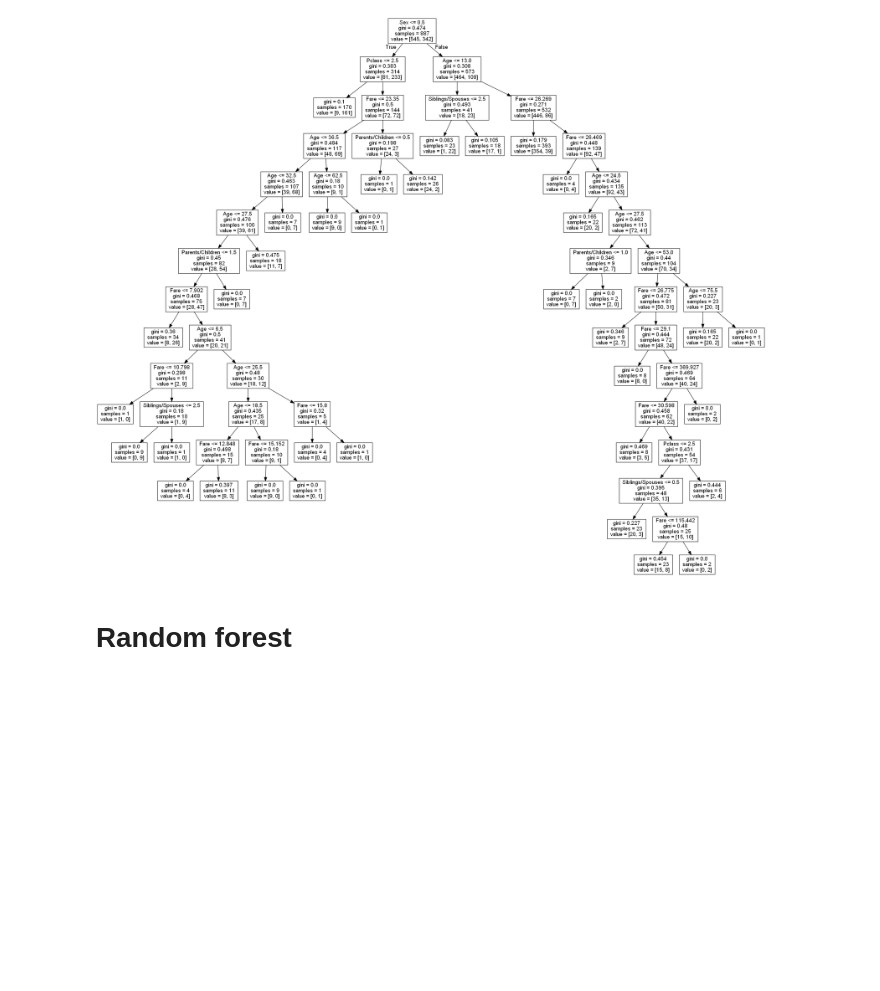
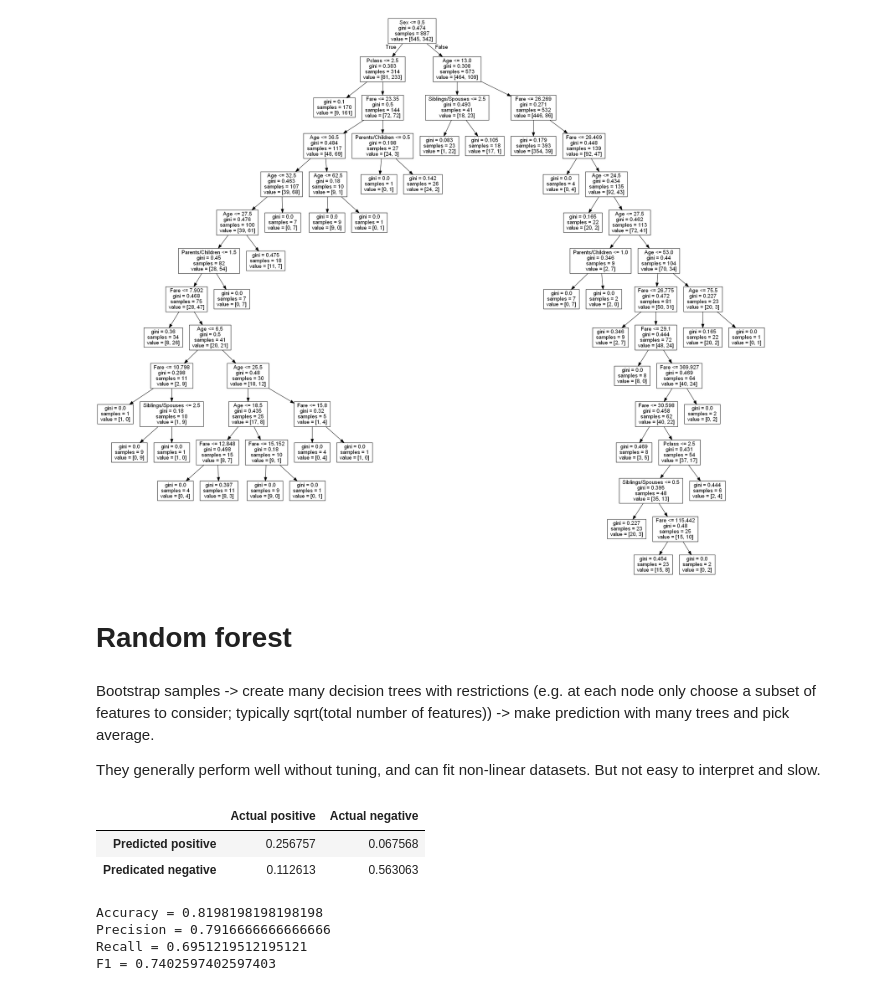
Before and after one commit to jackglawson/machine-learning-sololearn-notes, a Jupyter notebook: notes.ipynb, the cells around one changed output. Cells and saved outputs as stored; diff of their text form; code cells hidden in the pictures; blank space fills up the shorter version.

```diff
--- a/notes.ipynb
+++ b/notes.ipynb
@@ -184,3 +188,20 @@ Image(graph.render(filename='tree', format='png', cleanup=True))
 [figure]
 # %% [markdown]
 # Random forest
+# %% [markdown]
+Bootstrap samples -> create many decision trees with restrictions (e.g. at each node only choose a subset of features to consider; typically sqrt(total number of features)) -> make prediction with many trees and pick average.
+
+They generally perform well without tuning, and can fit non-linear datasets. But not easy to interpret and slow.
+# %%
+X_train, X_test, y_train, y_test = train_test_split(X, y)
+rf = RandomForestClassifier()
+rf.fit(X_train, y_train)
+evaluate_model(rf.predict(X_test), y_test)
+# %% [output]
+|  | Actual positive | Actual negative |
+| Predicted positive | 0.256757 | 0.067568 |
+| Predicated negative | 0.112613 | 0.563063 |
+Accuracy = 0.8198198198198198
+Precision = 0.7916666666666666
+Recall = 0.6951219512195121
+F1 = 0.7402597402597403
```
Also changed, not shown: parts of 18 cells of this notebook.
